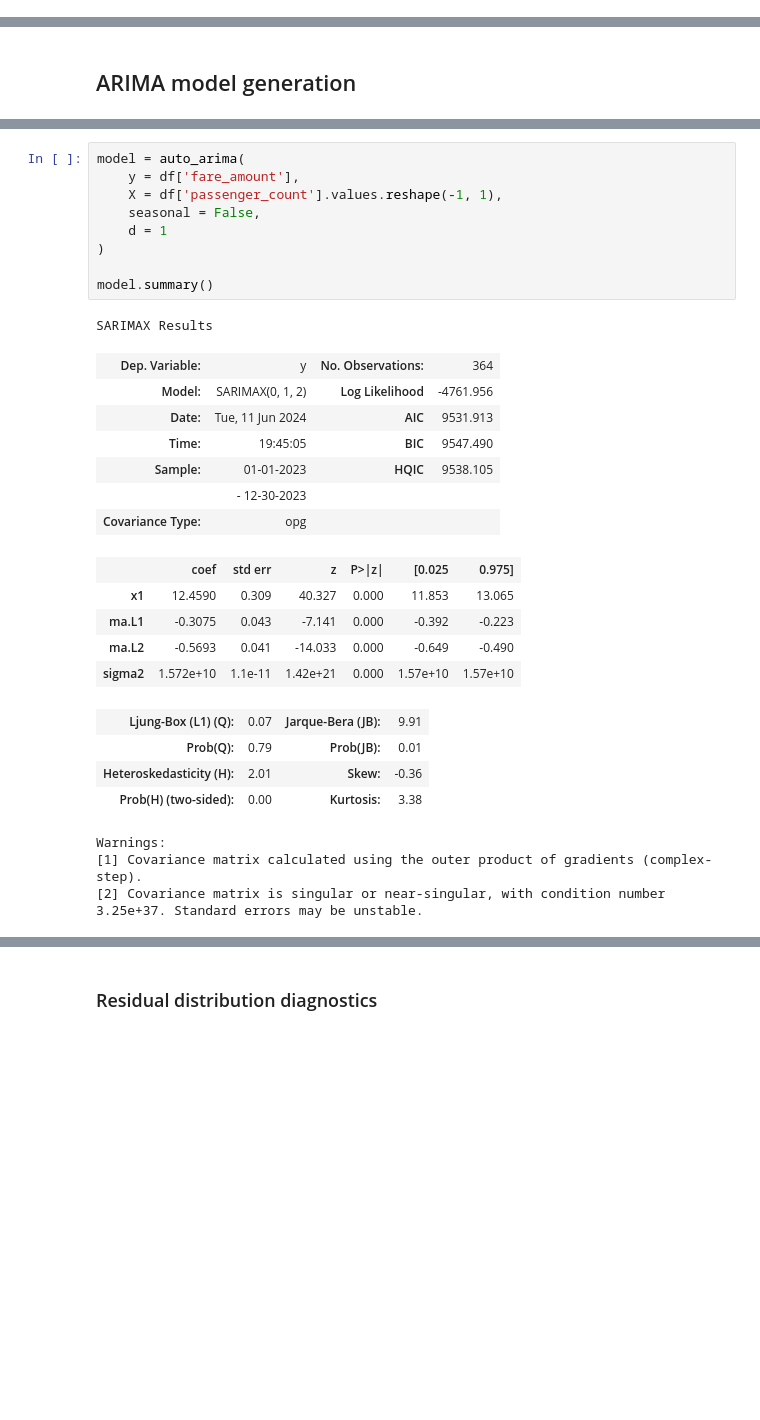
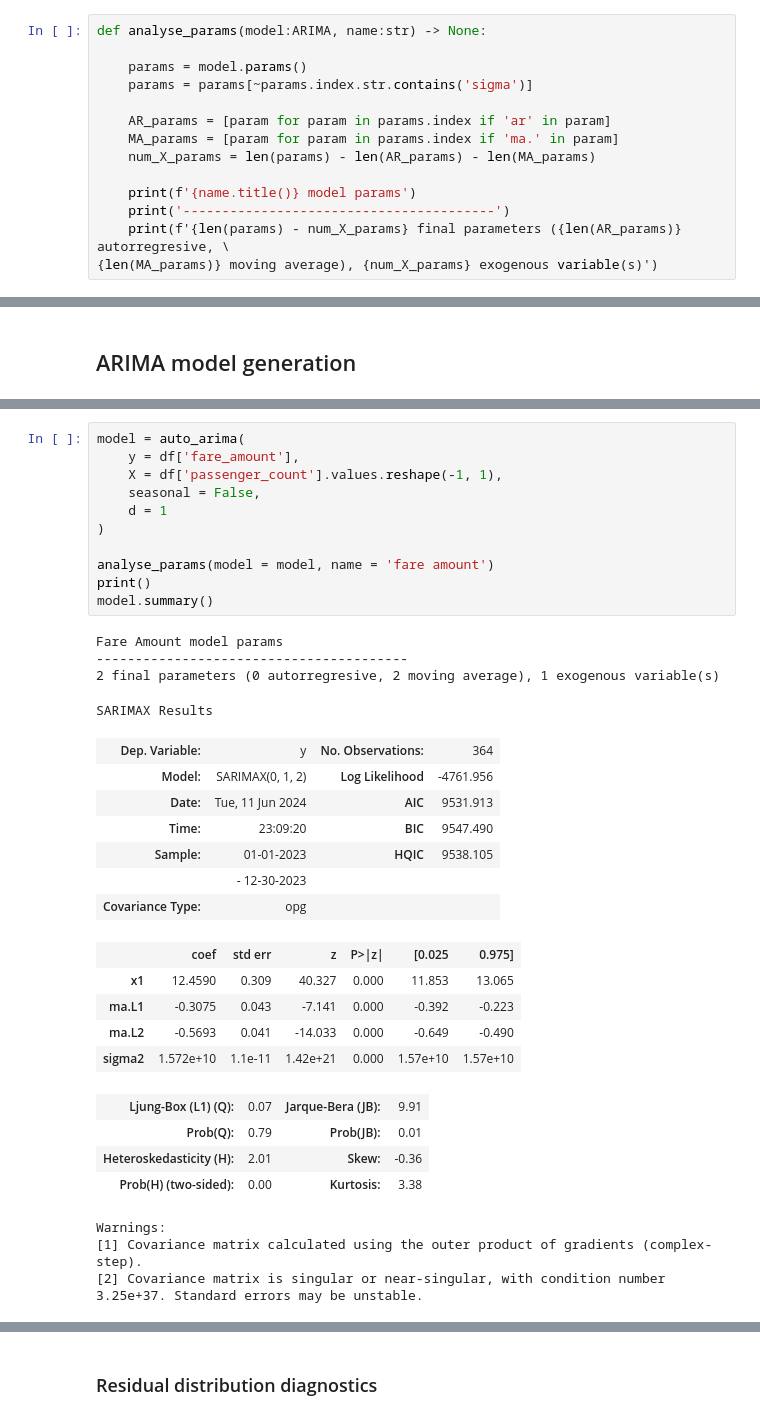
Before and after one commit to glopezv95/ipynb-fc-taxi, a Jupyter notebook: analysis.ipynb, the cells around one changed output, grey strips where cells are left out. Cells and saved outputs as stored; diff of their text form; blank space fills up the shorter version.

Commit message:
Update exogenous prediction

```diff
--- a/analysis.ipynb
+++ b/analysis.ipynb
@@ -12,0 +17,14 @@ from data import df
+# %%
+def analyse_params(model:ARIMA, name:str) -> None:
+
+    params = model.params()
+    params = params[~params.index.str.contains('sigma')]
+
+    AR_params = [param for param in params.index if 'ar' in param]
+    MA_params = [param for param in params.index if 'ma.' in param]
+    num_X_params = len(params) - len(AR_params) - len(MA_params)
+
+    print(f'{name.title()} model params')
+    print('----------------------------------------')
+    print(f'{len(params) - num_X_params} final parameters ({len(AR_params)} autorregresive, \
+{len(MA_params)} moving average), {num_X_params} exogenous variable(s)')
@@ -74,18 +114,23 @@ fig.show()
 # %%
 model = auto_arima(
     y = df['fare_amount'],
     X = df['passenger_count'].values.reshape(-1, 1),
     seasonal = False,
     d = 1
 )
 
+analyse_params(model = model, name = 'fare amount')
+print()
 model.summary()
 # %% [output]
-SARIMAX Results
+Fare Amount model params
+----------------------------------------
+2 final parameters (0 autorregresive, 2 moving average), 1 exogenous variable(s)
+SARIMAX Results
 | Dep. Variable: | y | No. Observations: | 364 |
 | Model: | SARIMAX(0, 1, 2) | Log Likelihood | -4761.956 |
 | Date: | Tue, 11 Jun 2024 | AIC | 9531.913 |
-| Time: | 19:45:05 | BIC | 9547.490 |
+| Time: | 23:09:20 | BIC | 9547.490 |
 | Sample: | 01-01-2023 | HQIC | 9538.105 |
 |  | - 12-30-2023 |  |  |
 | Covariance Type: | opg |  |  |
@@ -98,6 +143,6 @@ SARIMAX Results
 | Prob(Q): | 0.79 | Prob(JB): | 0.01 |
 | Heteroskedasticity (H): | 2.01 | Skew: | -0.36 |
 | Prob(H) (two-sided): | 0.00 | Kurtosis: | 3.38 |
-Warnings:
-[1] Covariance matrix calculated using the outer product of gradients (complex-step).
-[2] Covariance matrix is singular or near-singular, with condition number 3.25e+37. Standard errors may be unstable.
+Warnings:
+[1] Covariance matrix calculated using the outer product of gradients (complex-step).
+[2] Covariance matrix is singular or near-singular, with condition number 3.25e+37. Standard errors may be unstable.
```
Also changed, not shown: parts of 20 cells of this notebook.
